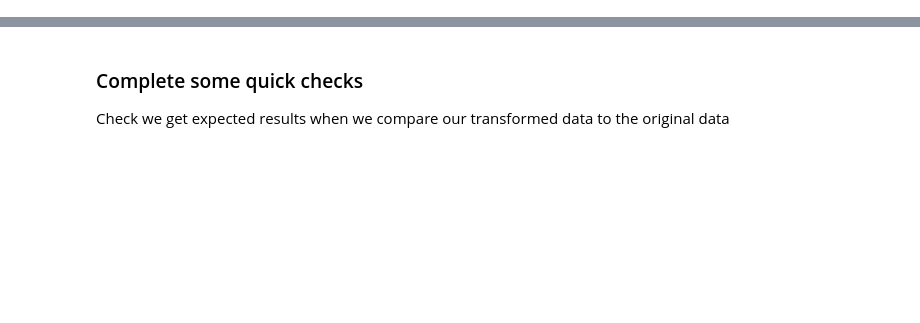
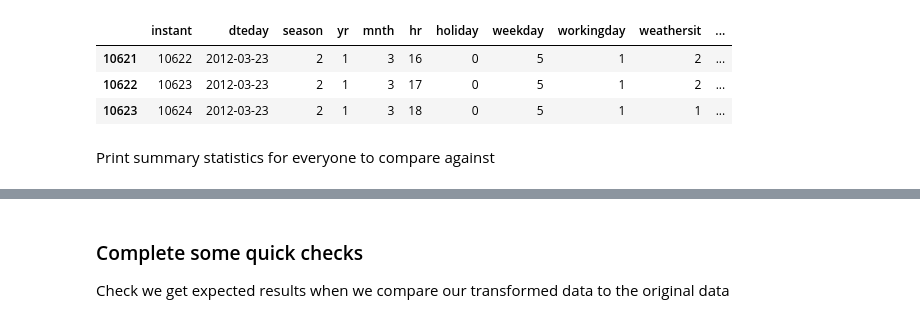
Before and after one commit to eirikbaekkelund/BikeSharing, a Jupyter notebook: develop_FC.ipynb, the cells around one changed output, grey strips where cells are left out. Saved outputs shown, nothing was run; the diff lists cells and outputs as text; code cells hidden in the pictures; blank space fills up the shorter version.

```diff
--- a/develop_FC.ipynb
+++ b/develop_FC.ipynb
@@ -17,6 +17,16 @@ season = {'winter': 1,
           'spring': 2,
           'summer': 3,
           'autumn': 4}
+# %%
+data_hour[(data_hour['hr'].isin(evening_hrs))&
+          (data_hour['season']==2)&
+          (data_hour['workingday']==1)&
+          (data_hour['dteday']=='2012-03-23')]
+# %% [output]
+|  | instant | dteday | season | yr | mnth | hr | holiday | weekday | workingday | weathersit | ... |
+| 10621 | 10622 | 2012-03-23 | 2 | 1 | 3 | 16 | 0 | 5 | 1 | 2 | ... |
+| 10622 | 10623 | 2012-03-23 | 2 | 1 | 3 | 17 | 0 | 5 | 1 | 2 | ... |
+| 10623 | 10624 | 2012-03-23 | 2 | 1 | 3 | 18 | 0 | 5 | 1 | 1 | ... |
 # %%
 # create df only looking at evening hours, and their respective season
 data_spring_workday = data_hour[(data_hour['hr'].isin(evening_hrs)) &
@@ -42,3 +52,5 @@ data_summer_eve_workday = pd.concat([data_summer_eve_workday, data_summer_eve_wo
 # remove weekday and date being the index - change to just row number being index:
 data_spring_eve_workday.reset_index(inplace=True)
 data_summer_eve_workday.reset_index(inplace=True)
+# %% [markdown]
+Print summary statistics for everyone to compare against
```
Also changed, not shown: parts of 9 cells of this notebook.
